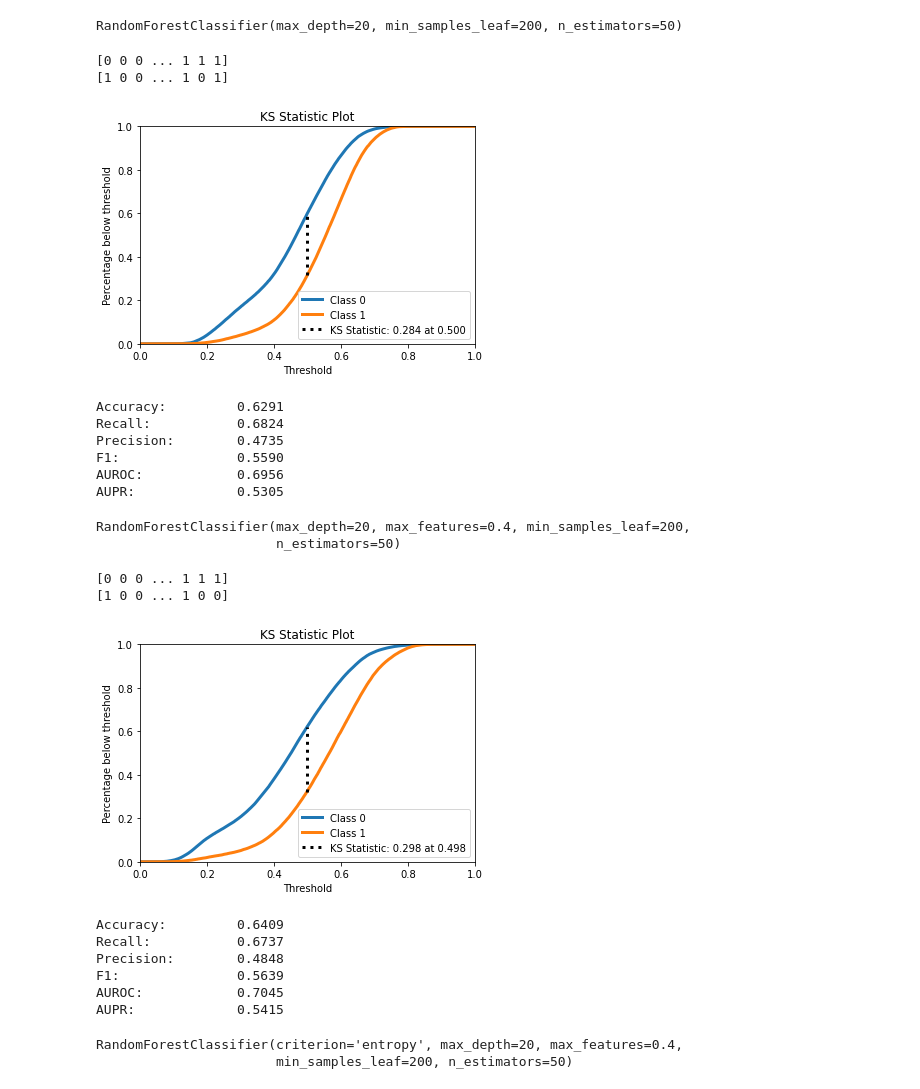
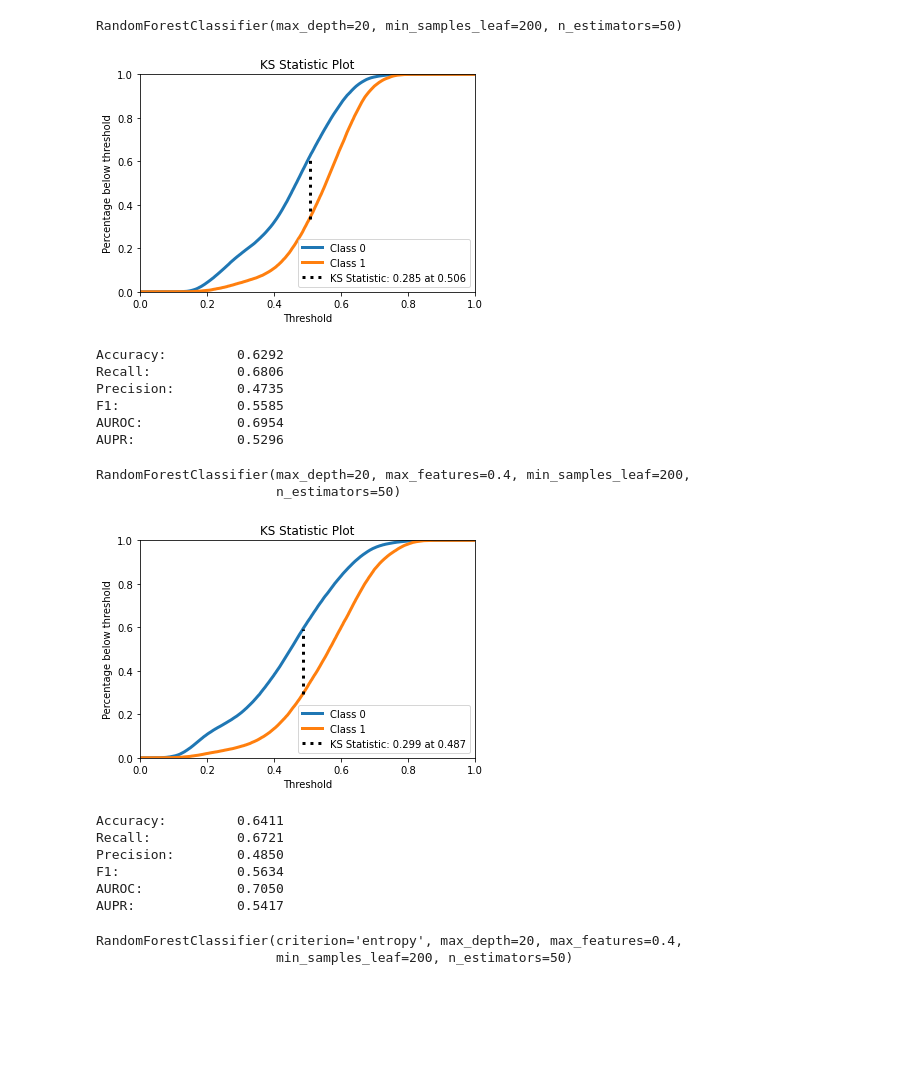
Before and after one commit to rafaelmotaalves/neural-networks, a Jupyter notebook: trn/forest.ipynb, the cells around one changed output. Drawn from its saved outputs; the diff is of its cells as text; code cells hidden in the pictures; blank space fills up the shorter version.

```diff
--- a/trn/forest.ipynb
+++ b/trn/forest.ipynb
@@ -103,18 +97,16 @@ RandomForestClassifier(max_depth=20, min_samples_leaf=200, n_estimators=50)
 y_pred = classifier3.predict(x_test)
 y_pred_proba = classifier3.predict_proba(x_test)
 # %%
-accuracy, recall, precision, f1, auroc, aupr = compute_performance_metrics(y_test, y_pred, y_pred_proba[-1])
+accuracy, recall, precision, f1, auroc, aupr = compute_performance_metrics(y_test, y_pred, y_pred_proba)
 print_metrics_summary(accuracy, recall, precision, f1, auroc, aupr)
 # %% [output]
+[figure, new version]
-[0 0 0 ... 1 1 1]
-[1 0 0 ... 1 0 1]
+Accuracy:         0.6292
+Recall:           0.6806
+Precision:        0.4735
+F1:               0.5585
+AUROC:            0.6954
+AUPR:             0.5296
-[figure, old version]
-Accuracy:         0.6291
-Recall:           0.6824
-Precision:        0.4735
-F1:               0.5590
-AUROC:            0.6956
-AUPR:             0.5305
 # %%
 classifier4 = RandomForestClassifier(n_estimators=50, max_depth=20, min_samples_leaf=200, max_features=.4)
 # %%
@@ -126,18 +118,16 @@ RandomForestClassifier(max_depth=20, max_features=0.4, min_samples_leaf=200,
 y_pred = classifier4.predict(x_test)
 y_pred_proba = classifier4.predict_proba(x_test)
 # %%
-accuracy, recall, precision, f1, auroc, aupr = compute_performance_metrics(y_test, y_pred, y_pred_proba[-1])
+accuracy, recall, precision, f1, auroc, aupr = compute_performance_metrics(y_test, y_pred, y_pred_proba)
 print_metrics_summary(accuracy, recall, precision, f1, auroc, aupr)
 # %% [output]
+[figure, new version]
-[0 0 0 ... 1 1 1]
-[1 0 0 ... 1 0 0]
+Accuracy:         0.6411
+Recall:           0.6721
+Precision:        0.4850
+F1:               0.5634
+AUROC:            0.7050
+AUPR:             0.5417
-[figure, old version]
-Accuracy:         0.6409
-Recall:           0.6737
-Precision:        0.4848
-F1:               0.5639
-AUROC:            0.7045
-AUPR:             0.5415
 # %%
 classifier5 = RandomForestClassifier(n_estimators=50, max_depth=20, min_samples_leaf=200, max_features=.4, criterion="entropy")
 # %%
```
Also changed, not shown: parts of 12 cells of this notebook, 2 other files.
